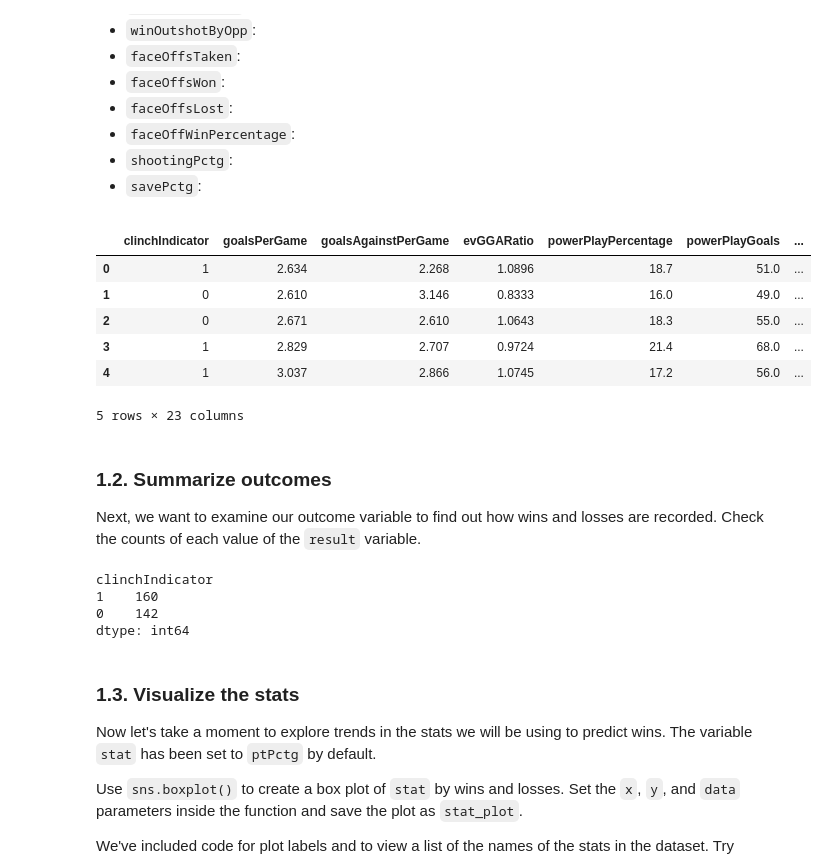
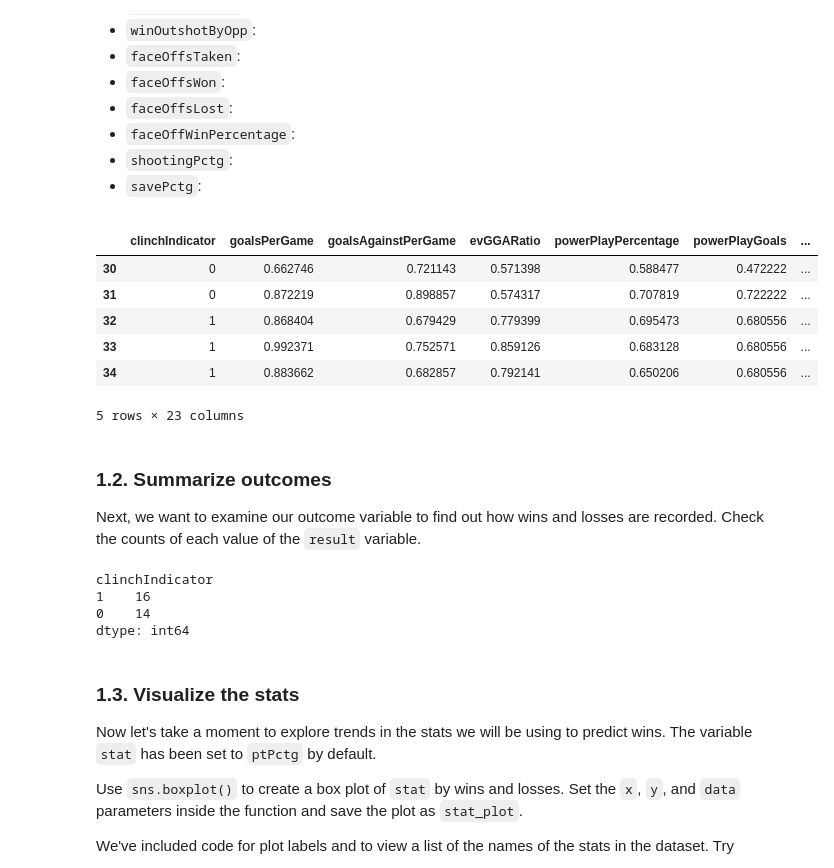
Before and after one commit to djfkahn/DataAnalyses, a Jupyter notebook: NHL/predictor.ipynb, the cells around one changed output. Drawn from its saved outputs; the diff is of its cells as text; code cells hidden in the pictures; folded sections open.

```diff
--- a/NHL/predictor.ipynb
+++ b/NHL/predictor.ipynb
@@ -61,24 +61,36 @@ After running the first cell to load all necessary libraries, we need to load ou
 # %%
 # load dataset
 nhlraw = pd.read_csv("/content/drive/MyDrive/Colab Notebooks/2009to2019-teamsData.csv")
 
-# inspect first few rows
-d = {"clinchIndicator":'int32', "gamesPlayed":'int32', "wins":'int32', "losses":'int32', "ot":'int32', "pts":'int32'}
-nhl = nhlraw.astype(dtype=d, copy=False)
+# create a list of columns containting the features to analyze
+features_list = list(nhlraw.columns)[-22:]
+
+# separate the data by season
+data = {}
+for season in nhlraw['season'].unique():
+  d = {"clinchIndicator":'int32', "gamesPlayed":'int32', "wins":'int32', "losses":'int32', "ot":'int32', "pts":'int32'}
+  season_data = nhlraw[nhlraw['season'] == season].astype(dtype=d, copy=False)
+  data[season] = season_data
+
+# normalize the feature columns in each season
+data2 = {}
+for k, v in data.items():
+  temp = v
+  for feature in features_list:
+    temp[feature] = v[feature] / max(v[feature])
+  data2[k] = temp
+
+nhl = data2[20102011]
 nhl = nhl.drop(['link', 'firstYearOfPlay', 'franchiseId', 'active', 'gamesPlayed', 'wins', 'losses', 'ot', 'season', 'abbreviation', 'pts', 'ptPctg'], axis=1)
 #nhl = nhl.drop(['winOppScoreFirst', 'winOutshotByOpp', 'winOppScoreFirst', 'faceOffsWon', 'faceOffsLost'], axis=1)
 nhl.head()
-#nhl.columns
-#nhlraw[nhlraw['season'] == 20182019].dtypes
-#nhlraw['season'].unique()
-#nhlraw.columns
 # %% [output]
 |  | clinchIndicator | goalsPerGame | goalsAgainstPerGame | evGGARatio | powerPlayPercentage | powerPlayGoals | ... |
-| 0 | 1 | 2.634 | 2.268 | 1.0896 | 18.7 | 51.0 | ... |
-| 1 | 0 | 2.610 | 3.146 | 0.8333 | 16.0 | 49.0 | ... |
-| 2 | 0 | 2.671 | 2.610 | 1.0643 | 18.3 | 55.0 | ... |
-| 3 | 1 | 2.829 | 2.707 | 0.9724 | 21.4 | 68.0 | ... |
-| 4 | 1 | 3.037 | 2.866 | 1.0745 | 17.2 | 56.0 | ... |
+| 30 | 0 | 0.662746 | 0.721143 | 0.571398 | 0.588477 | 0.472222 | ... |
+| 31 | 0 | 0.872219 | 0.898857 | 0.574317 | 0.707819 | 0.722222 | ... |
+| 32 | 1 | 0.868404 | 0.679429 | 0.779399 | 0.695473 | 0.680556 | ... |
+| 33 | 1 | 0.992371 | 0.752571 | 0.859126 | 0.683128 | 0.680556 | ... |
+| 34 | 1 | 0.883662 | 0.682857 | 0.792141 | 0.650206 | 0.680556 | ... |
 5 rows × 23 columns
 # %% [markdown]
 ### 1.2. Summarize outcomes
@@ -89,8 +101,8 @@ Next, we want to examine our outcome variable to find out how wins and losses ar
 nhl.value_counts("clinchIndicator")
 # %% [output]
 clinchIndicator
-1    160
-0    142
+1    16
+0    14
 dtype: int64
 # %% [markdown]
 ### 1.3. Visualize the stats
```
Also changed, not shown: parts of 20 cells of this notebook.
